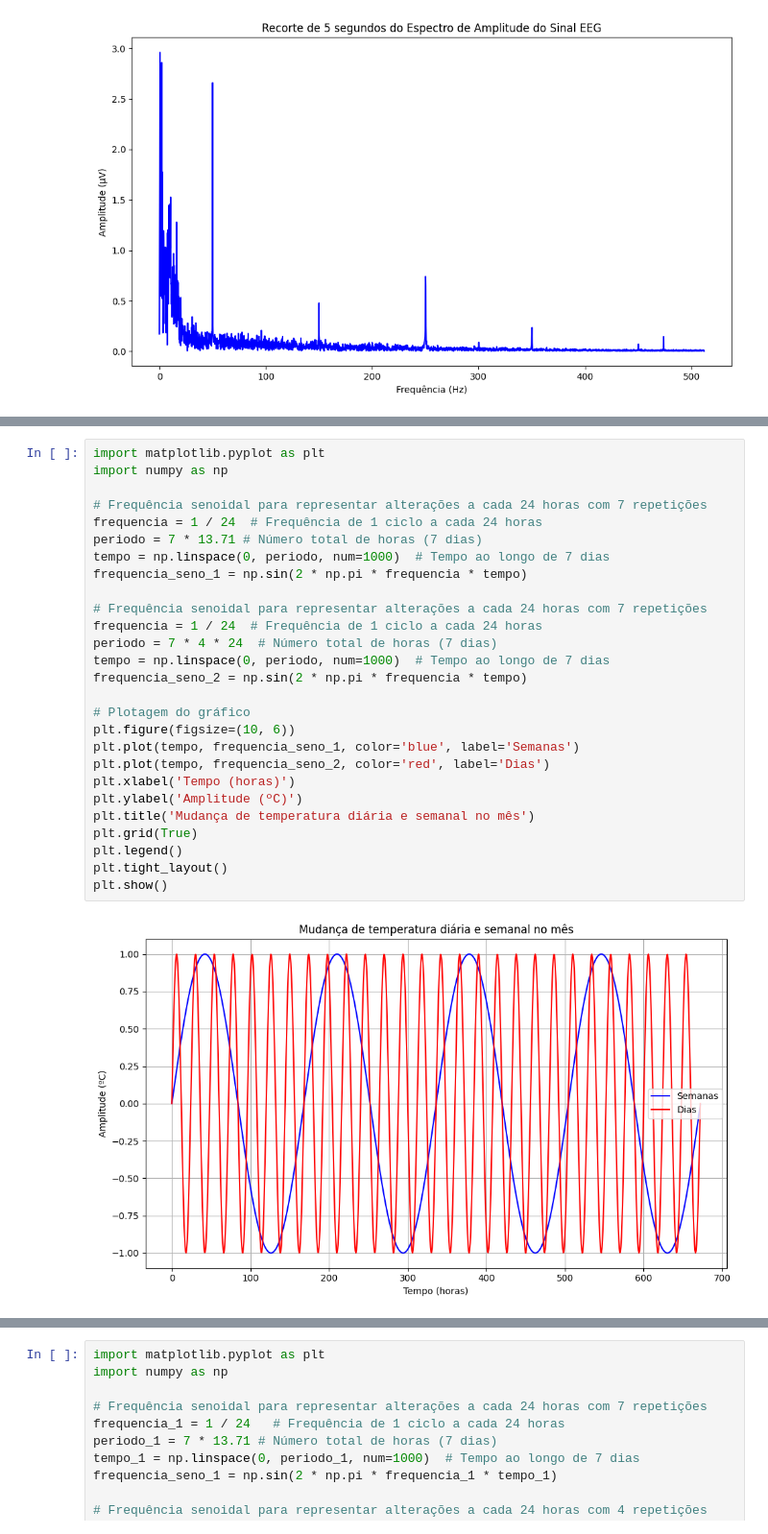
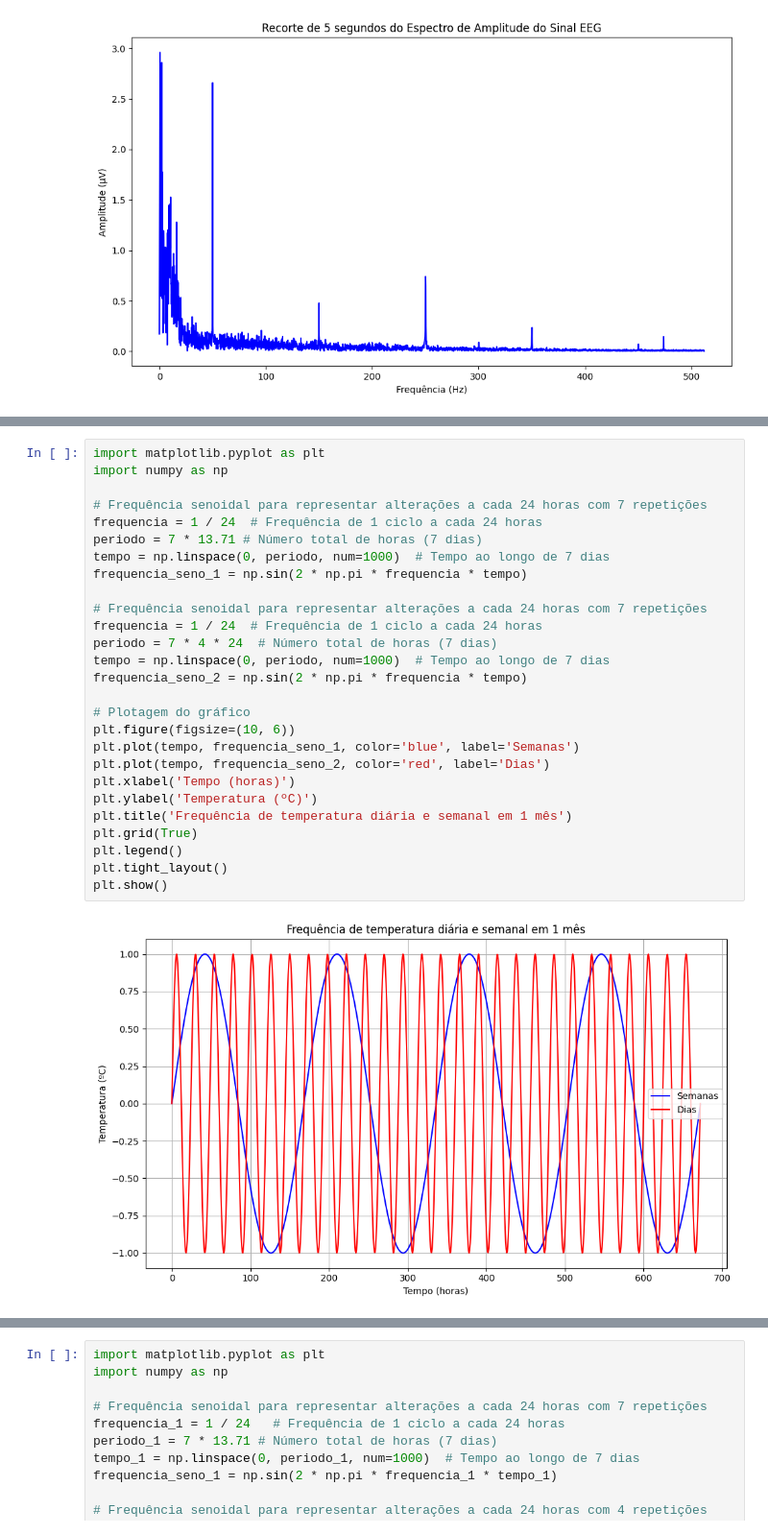
Before and after one commit to PauloMatheusGr/DSP-Class, a Jupyter notebook: aula-fft.ipynb, the cells around one changed output, grey strips where cells are left out. Shown at 96% size. Drawn from its saved outputs; the diff is of its cells as text.

```diff
--- a/aula-fft.ipynb
+++ b/aula-fft.ipynb
@@ -380,32 +380,32 @@ plt.show()
 # %%
 import matplotlib.pyplot as plt
 import numpy as np
 
 # Frequência senoidal para representar alterações a cada 24 horas com 7 repetições
 frequencia = 1 / 24  # Frequência de 1 ciclo a cada 24 horas
 periodo = 7 * 13.71 # Número total de horas (7 dias)
 tempo = np.linspace(0, periodo, num=1000)  # Tempo ao longo de 7 dias
 frequencia_seno_1 = np.sin(2 * np.pi * frequencia * tempo)
 
 # Frequência senoidal para representar alterações a cada 24 horas com 7 repetições
 frequencia = 1 / 24  # Frequência de 1 ciclo a cada 24 horas
 periodo = 7 * 4 * 24  # Número total de horas (7 dias)
 tempo = np.linspace(0, periodo, num=1000)  # Tempo ao longo de 7 dias
 frequencia_seno_2 = np.sin(2 * np.pi * frequencia * tempo)
 
 # Plotagem do gráfico
 plt.figure(figsize=(10, 6))
 plt.plot(tempo, frequencia_seno_1, color='blue', label='Semanas')
 plt.plot(tempo, frequencia_seno_2, color='red', label='Dias')
 plt.xlabel('Tempo (horas)')
-plt.ylabel('Amplitude (ºC)')
-plt.title('Mudança de temperatura diária e semanal no mês')
+plt.ylabel('Temperatura (ºC)')
+plt.title('Frequência de temperatura diária e semanal em 1 mês')
 plt.grid(True)
 plt.legend()
 plt.tight_layout()
 plt.show()
 # %% [output]
-[figure, old version]
+[figure, new version]
 # %%
 import matplotlib.pyplot as plt
 import numpy as np
```
Also changed, not shown: parts of 5 cells of this notebook, 7 other files.
